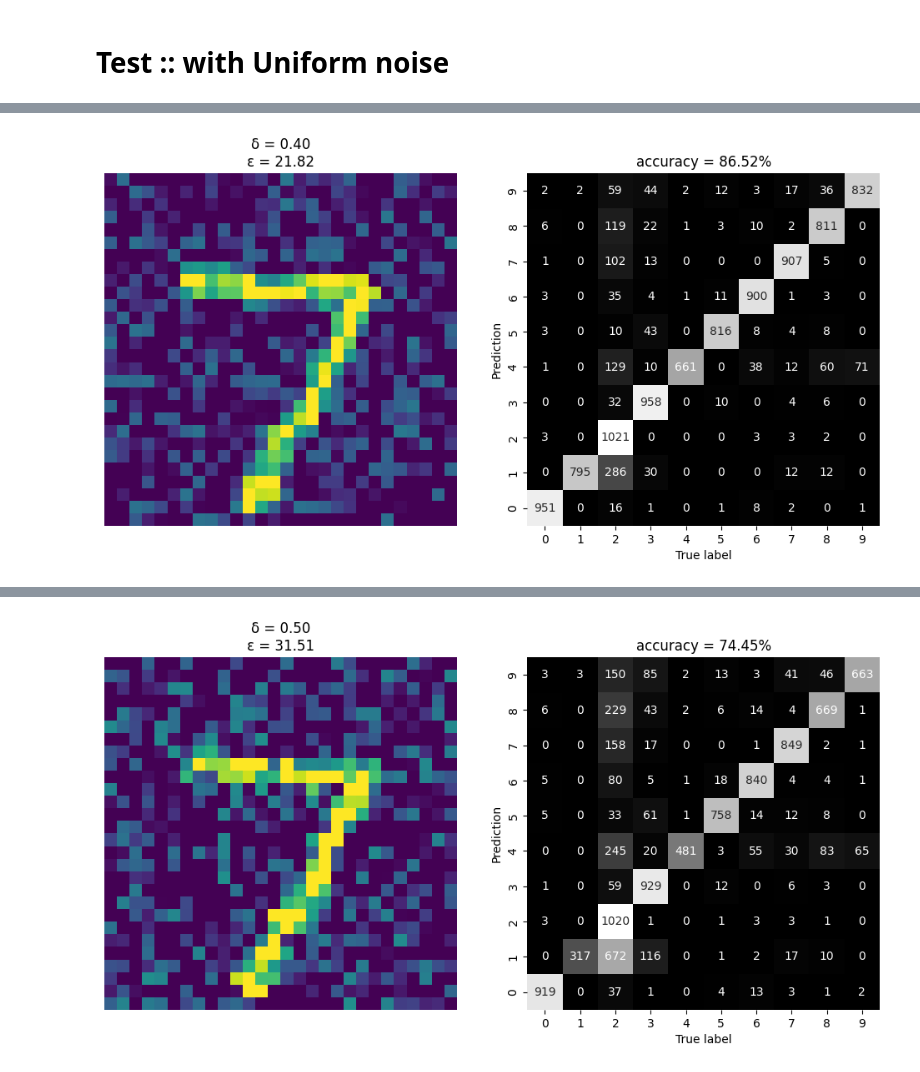
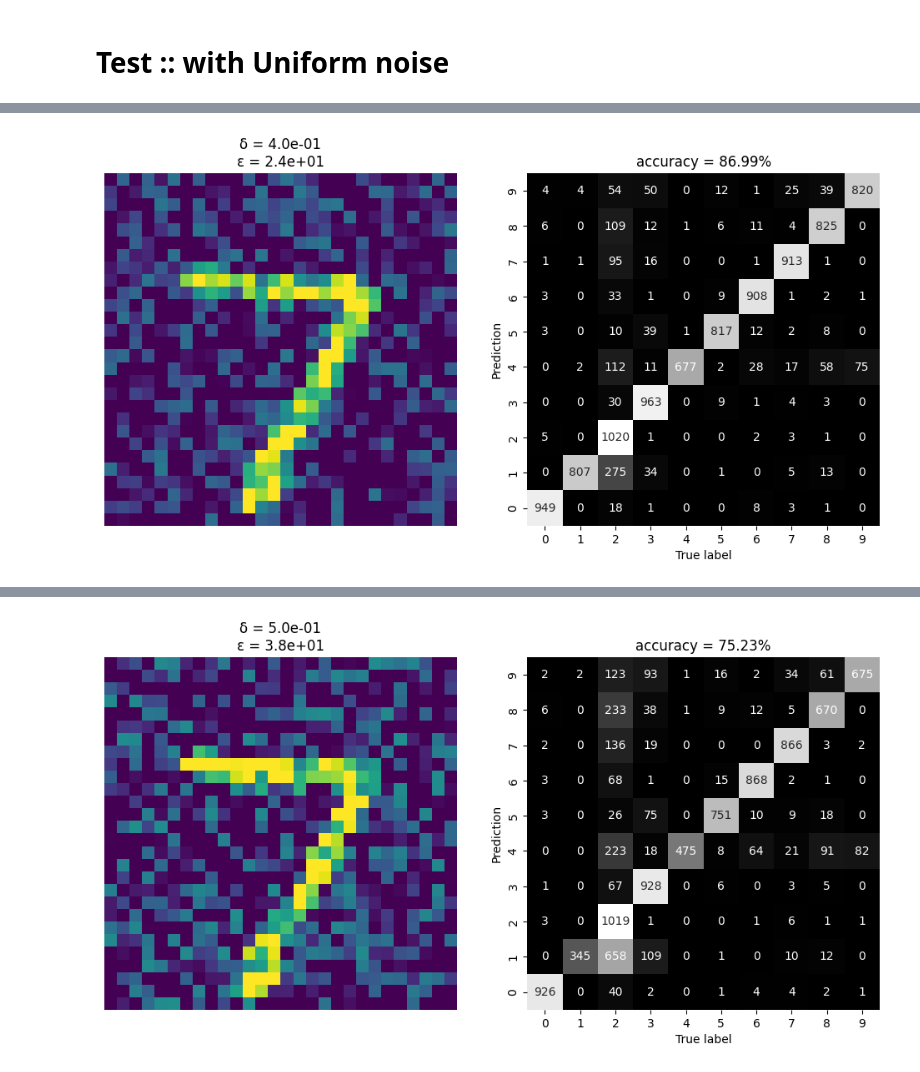
Before and after one commit to plkamilpawlik/praca-magisterska, a Jupyter notebook: noises/noise.mnist.ipynb, the cells around one changed output, grey strips where cells are left out. Saved outputs shown, nothing was run; the diff lists cells and outputs as text; code cells hidden in the pictures.

```diff
--- a/noises/noise.mnist.ipynb
+++ b/noises/noise.mnist.ipynb
@@ -102,7 +102,7 @@ plt.show()
 # %% [markdown]
 # Test :: with Cauchy noise
 # %%
-for noise_level in (0, 5e-3, 1e-2, 2e-2, 5e-2, 1e-1):
+for noise_level in (0, .02, .04, .06, .08, .10):
     q_noised = CauchyNoiseLayer(amplify=noise_level)(q_images)
 
     # evaluation
@@ -119,7 +119,7 @@ for noise_level in (0, 5e-3, 1e-2, 2e-2, 5e-2, 1e-1):
     # visualize noised digit
     plt.subplot(1, 2, 1)
     plt.axis('off')
-    plt.title(f'δ = {noise_level:.2f}\nε = {((q_images[0] - q_noised[0]) ** 2).numpy().sum():.2f}')
+    plt.title(f'δ = {noise_level:1.1e}\nε = {((q_images[0] - q_noised[0]) ** 2).numpy().sum():1.1e}')
     plt.imshow(q_noised[0])
 
     # visualize confusion matrix
@@ -152,7 +152,7 @@ for noise_level in (0, 5e-3, 1e-2, 2e-2, 5e-2, 1e-1):
 # %% [markdown]
 # Test :: with Normal noise
 # %%
-for noise_level in (0, 1e-1, 1.5e-1, 2e-1, 2.5e-1, 3e-1):
+for noise_level in (0, .10, .15, .20, .25, .30):
     q_noised = NormalNoiseLayer(mean=0, stddev=noise_level)(q_images)
 
     # evaluation
@@ -169,7 +169,7 @@ for noise_level in (0, 1e-1, 1.5e-1, 2e-1, 2.5e-1, 3e-1):
     # visualize noised digit
     plt.subplot(1, 2, 1)
     plt.axis('off')
-    plt.title(f'δ = {noise_level:.2f}\nε = {((q_images[0] - q_noised[0]) ** 2).numpy().sum():.2f}')
+    plt.title(f'δ = {noise_level:1.1e}\nε = {((q_images[0] - q_noised[0]) ** 2).numpy().sum():1.1e}')
     plt.imshow(q_noised[0])
 
     # visualize confusion matrix
@@ -202,7 +202,7 @@ for noise_level in (0, 1e-1, 1.5e-1, 2e-1, 2.5e-1, 3e-1):
 # %% [markdown]
 # Test :: with Uniform noise
 # %%
-for noise_level in (0, 1e-1, 2e-1, 3e-1, 4e-1, 5e-1):
+for noise_level in (0, .1, .2, .3, .4, .5):
     q_noised = UniformNoiseLayer(minval=-noise_level, maxval=+noise_level)(q_images)
 
     # evaluation
@@ -219,7 +219,7 @@ for noise_level in (0, 1e-1, 2e-1, 3e-1, 4e-1, 5e-1):
     # visualize noised digit
     plt.subplot(1, 2, 1)
     plt.axis('off')
-    plt.title(f'δ = {noise_level:.2f}\nε = {((q_images[0] - q_noised[0]) ** 2).numpy().sum():.2f}')
+    plt.title(f'δ = {noise_level:1.1e}\nε = {((q_images[0] - q_noised[0]) ** 2).numpy().sum():1.1e}')
     plt.imshow(q_noised[0])
 
     # visualize confusion matrix
@@ -248 +248 @@ for noise_level in (0, 1e-1, 2e-1, 3e-1, 4e-1, 5e-1):
-[figure, old version]
+[figure, new version]
@@ -250,2 +250,2 @@ for noise_level in (0, 1e-1, 2e-1, 3e-1, 4e-1, 5e-1):
 313/313 ━━━━━━━━━━━━━━━━━━━━ 0s 625us/step
-[figure, old version]
+[figure, new version]
```
Also changed, not shown: parts of 4 cells of this notebook, 3 other files.
